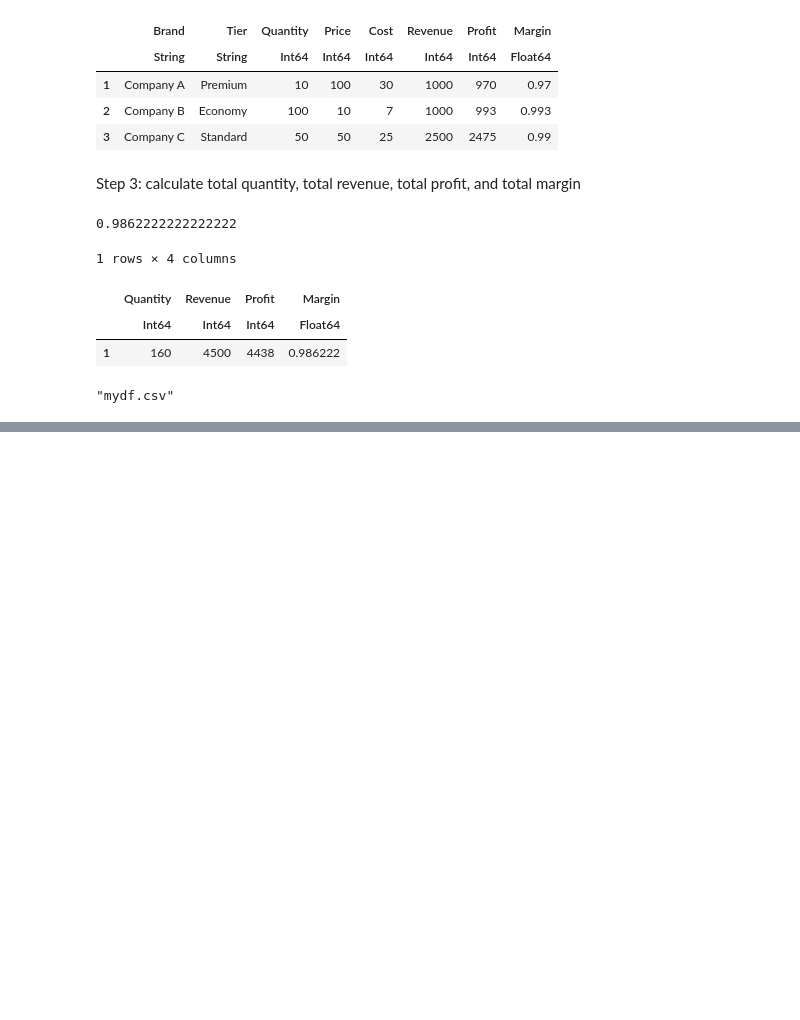
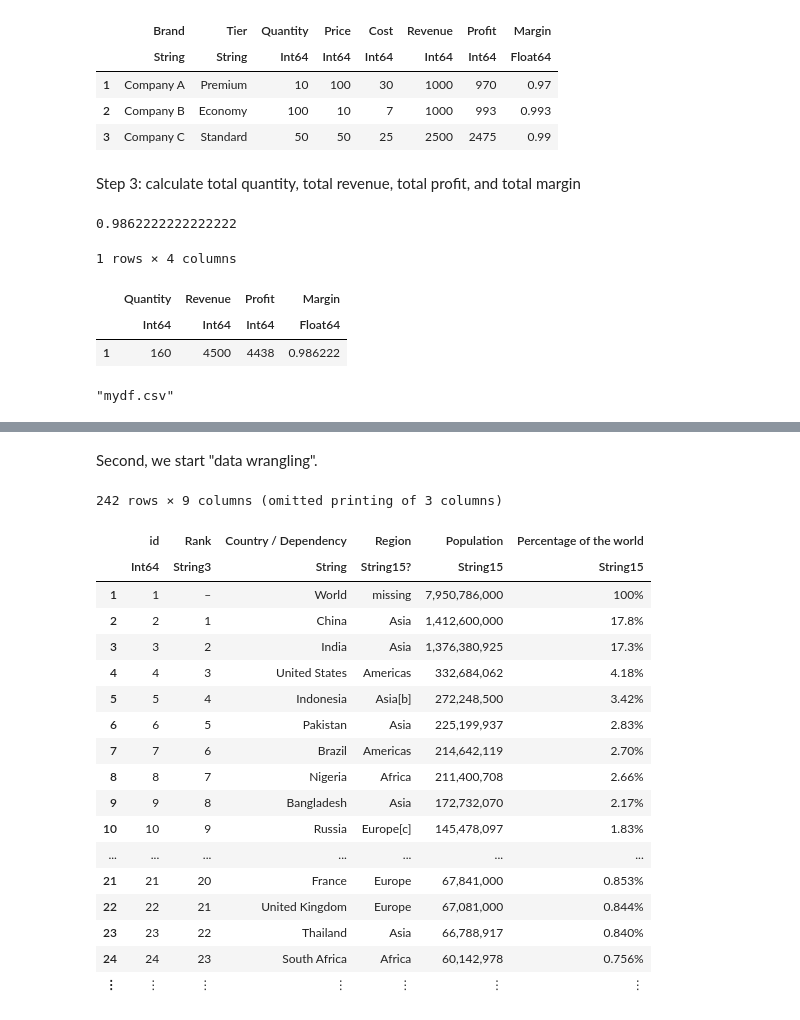
Before and after one commit to richardgu26zj/git_demo, a Jupyter notebook: financial_data_analysis/Julia_Tutorial1.ipynb, the cells around one changed output, grey strips where cells are left out. Cells and saved outputs as stored; diff of their text form; code cells hidden in the pictures; blank space fills up the shorter version.

```diff
--- a/financial_data_analysis/Julia_Tutorial1.ipynb
+++ b/financial_data_analysis/Julia_Tutorial1.ipynb
@@ -317,0 +413,2 @@ CSV.write("mydf.csv",df)
+# %%
+df = DataFrame(CSV.File("population.csv"))
@@ -317,0 +435,25 @@ CSV.write("mydf.csv",df)
+# %% [markdown]
+Second, we start "data wrangling".
+# %%
+df.id = 1:nrow(df)
+df = select!(df, :id,:)
+# %% [output]
+242 rows × 9 columns (omitted printing of 3 columns)
+|  | id | Rank | Country / Dependency | Region | Population | Percentage of the world |
+|  | Int64 | String3 | String | String15? | String15 | String15 |
+| 1 | 1 | – | World | missing | 7,950,786,000 | 100% |
+| 2 | 2 | 1 | China | Asia | 1,412,600,000 | 17.8% |
+| 3 | 3 | 2 | India | Asia | 1,376,380,925 | 17.3% |
+| 4 | 4 | 3 | United States | Americas | 332,684,062 | 4.18% |
+| 5 | 5 | 4 | Indonesia | Asia[b] | 272,248,500 | 3.42% |
+| 6 | 6 | 5 | Pakistan | Asia | 225,199,937 | 2.83% |
+| 7 | 7 | 6 | Brazil | Americas | 214,642,119 | 2.70% |
+| 8 | 8 | 7 | Nigeria | Africa | 211,400,708 | 2.66% |
+| 9 | 9 | 8 | Bangladesh | Asia | 172,732,070 | 2.17% |
+| 10 | 10 | 9 | Russia | Europe[c] | 145,478,097 | 1.83% |
+| ... | ... | ... | ... | ... | ... | ... |
+| 21 | 21 | 20 | France | Europe | 67,841,000 | 0.853% |
+| 22 | 22 | 21 | United Kingdom | Europe | 67,081,000 | 0.844% |
+| 23 | 23 | 22 | Thailand | Asia | 66,788,917 | 0.840% |
+| 24 | 24 | 23 | South Africa | Africa | 60,142,978 | 0.756% |
+| ⋮ | ⋮ | ⋮ | ⋮ | ⋮ | ⋮ | ⋮ |
```
Also changed, not shown: parts of 21 cells of this notebook.
